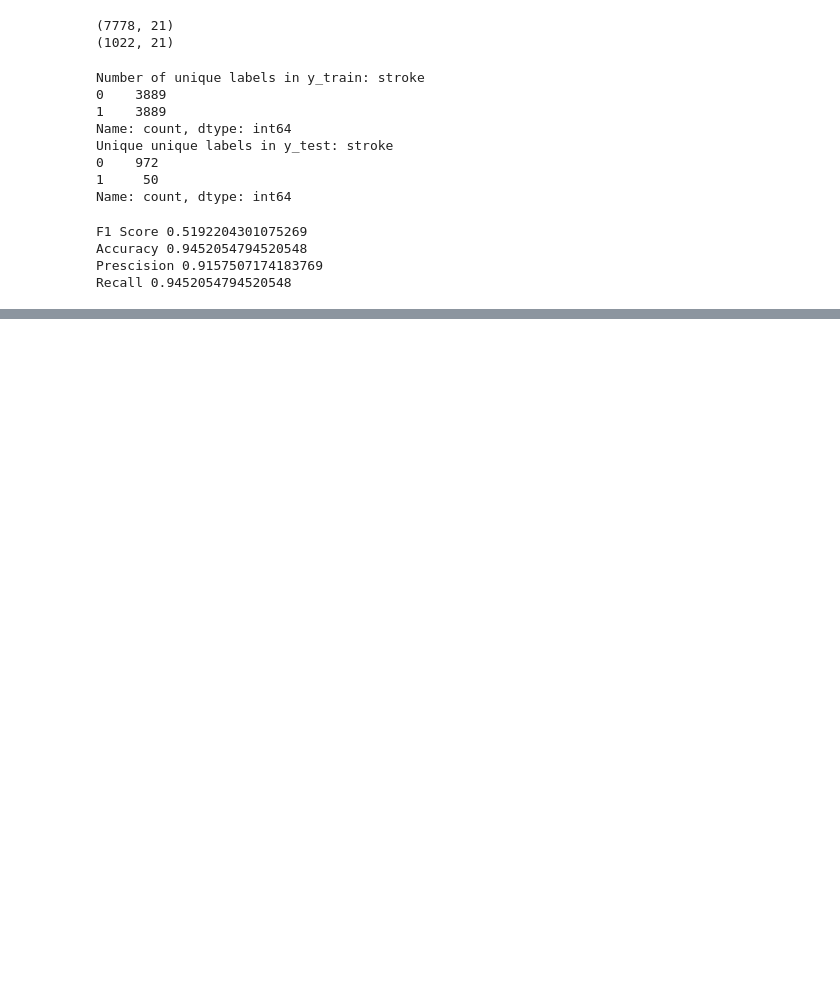
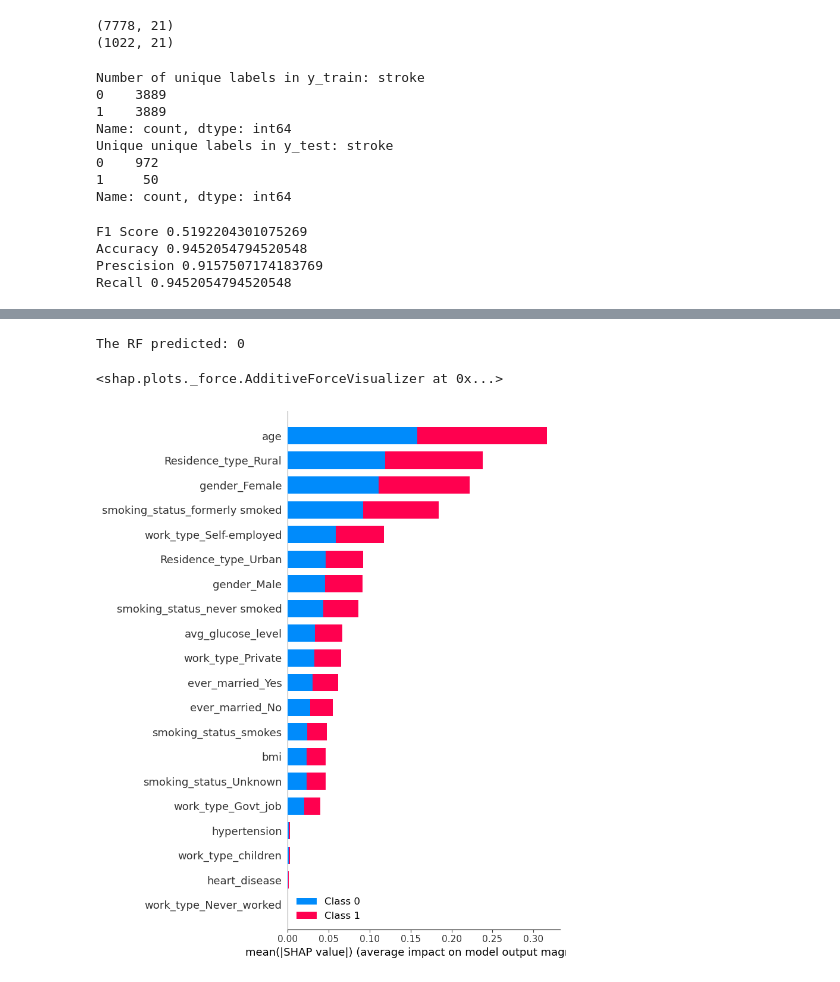
Before and after one commit to IhteshamShah/AI4Health_XAI, a Jupyter notebook: 02_Lecture.ipynb, the cells around one changed output, grey strips where cells are left out. Cells and saved outputs as stored; diff of their text form; code cells hidden in the pictures; blank space fills up the shorter version.

```diff
--- a/02_Lecture.ipynb
+++ b/02_Lecture.ipynb
@@ -75,0 +75,10 @@ show(lime_local)
+# %%
+
+
+# %% Create SHAP explainer
+explainer = shap.TreeExplainer(rf)
+# Calculate shapley values for test data
+start_index = 1
+end_index = 2
+shap_values = explainer.shap_values(X_test[start_index:end_index])
+X_test[start_index:end_index]
@@ -75,0 +101,16 @@ show(lime_local)
+# %%
+# Force plot
+prediction = rf.predict(X_test[start_index:end_index])[0]
+print(f"The RF predicted: {prediction}")
+shap.force_plot(explainer.expected_value[1],
+                shap_values[1],
+                X_test[start_index:end_index]) # for values
+# %% [output]
+The RF predicted: 0
+<shap.plots._force.AdditiveForceVisualizer at 0x...>
+# %%
+# %% >> Visualize global features
+# Feature summary
+shap.summary_plot(shap_values, X_test)
+# %% [output]
+[figure, added]
```
Also changed, not shown: parts of 5 cells of this notebook, 2 other files.
